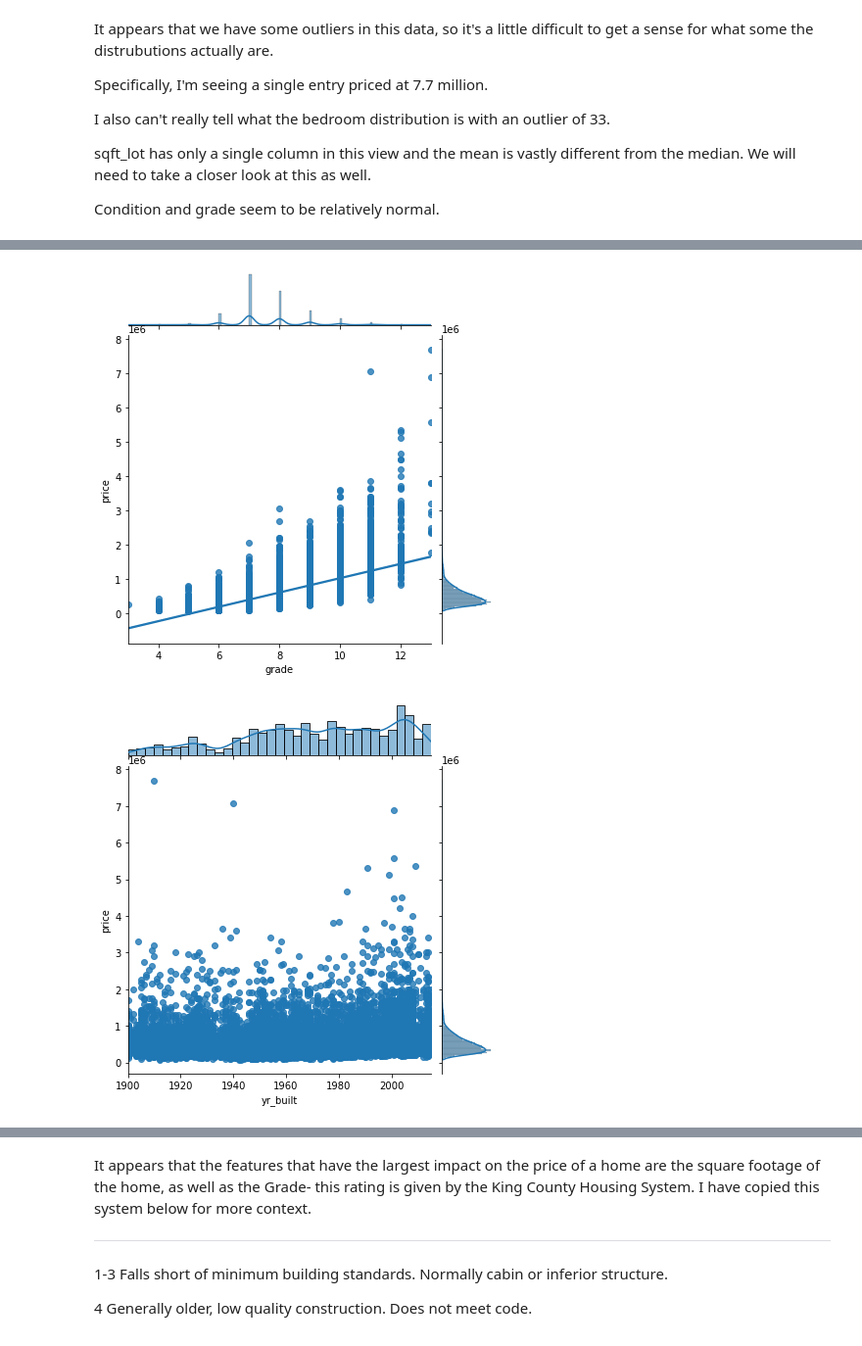
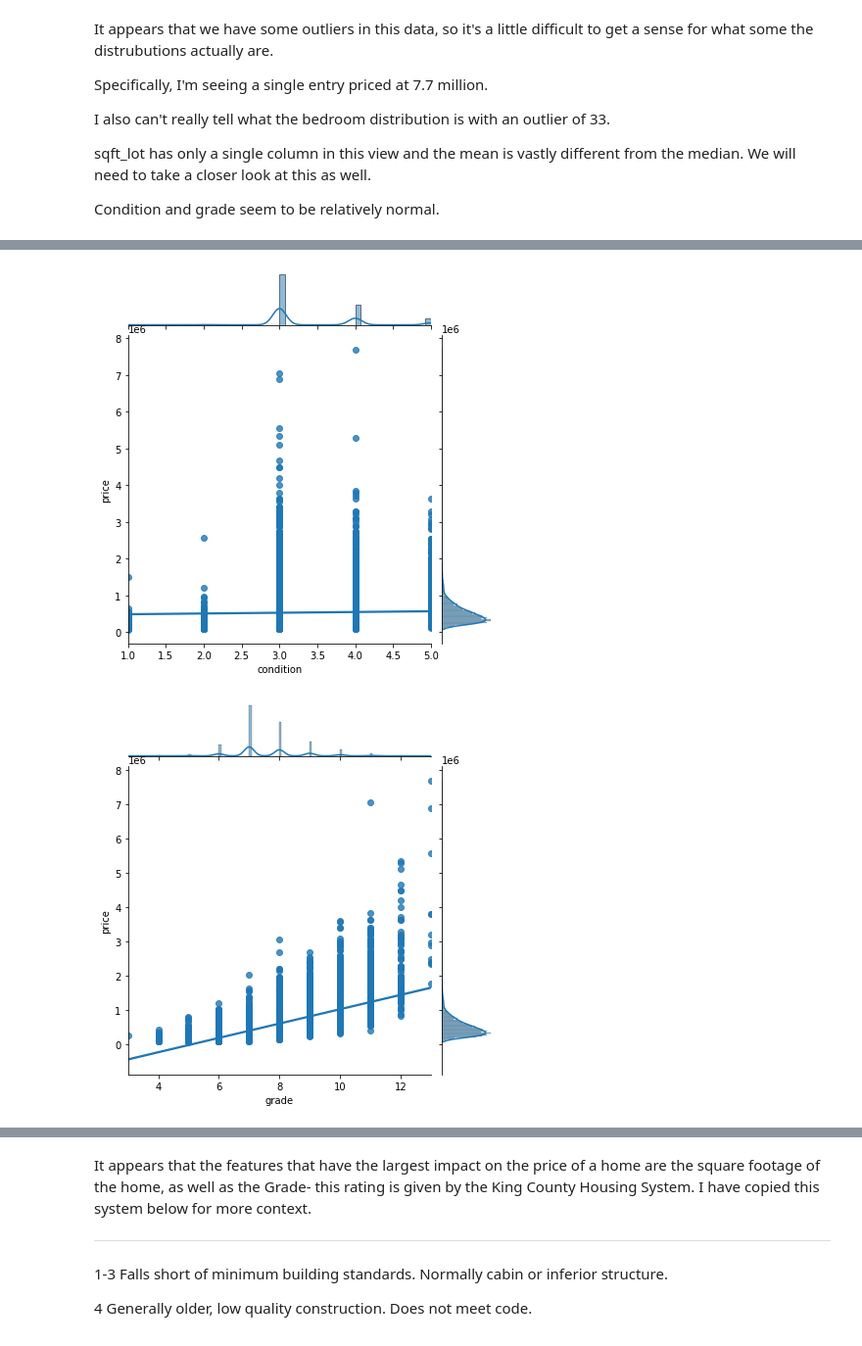
Before and after one commit to ewehmueller/housing-analysis, a Jupyter notebook: kc_housing.ipynb, the cells around one changed output, grey strips where cells are left out. Shown: that part at 98% size. Drawn from its saved outputs; the diff is of its cells as text; code cells hidden in the pictures.

```diff
--- a/kc_housing.ipynb
+++ b/kc_housing.ipynb
@@ -168,6 +168,6 @@ sqft_lot has only a single column in this view and the mean is vastly different
 Condition and grade seem to be relatively normal.
 # %%
 #Check for linearity via jointplots
-for col_name in df_col_drops.columns[2:]:
+for col_name in df_col_drops.columns[1:]:
     sns.jointplot(x=col_name, y='price', data=df_col_drops, kind='reg');
 # %% [output]
@@ -180,2 +180,2 @@ for col_name in df_col_drops.columns[2:]:
-[figure, old version]
+[figure, new version]
-[figure, old version]
+[figure, new version]
```
Also changed, not shown: parts of 23 cells of this notebook, 2 other files.
